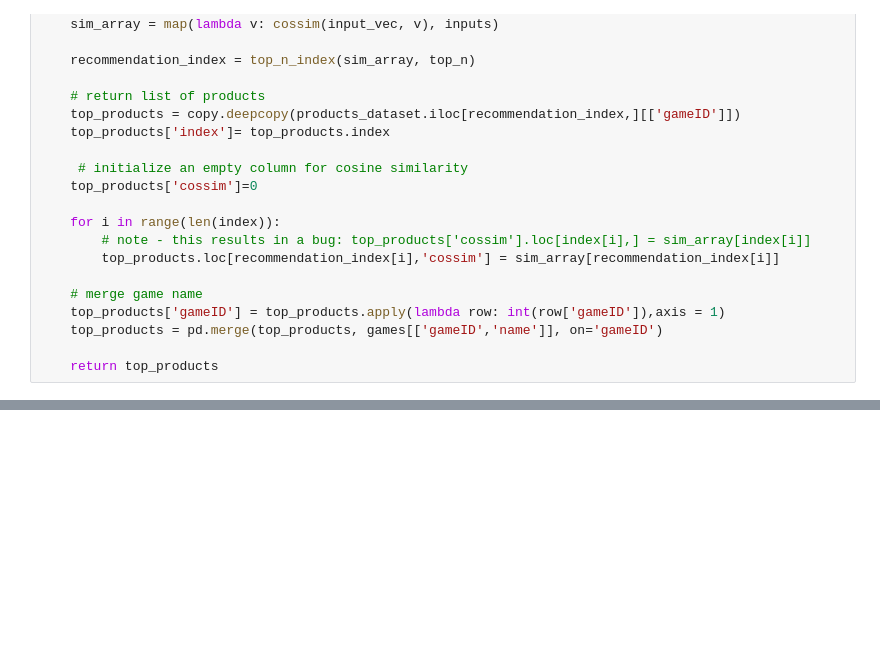
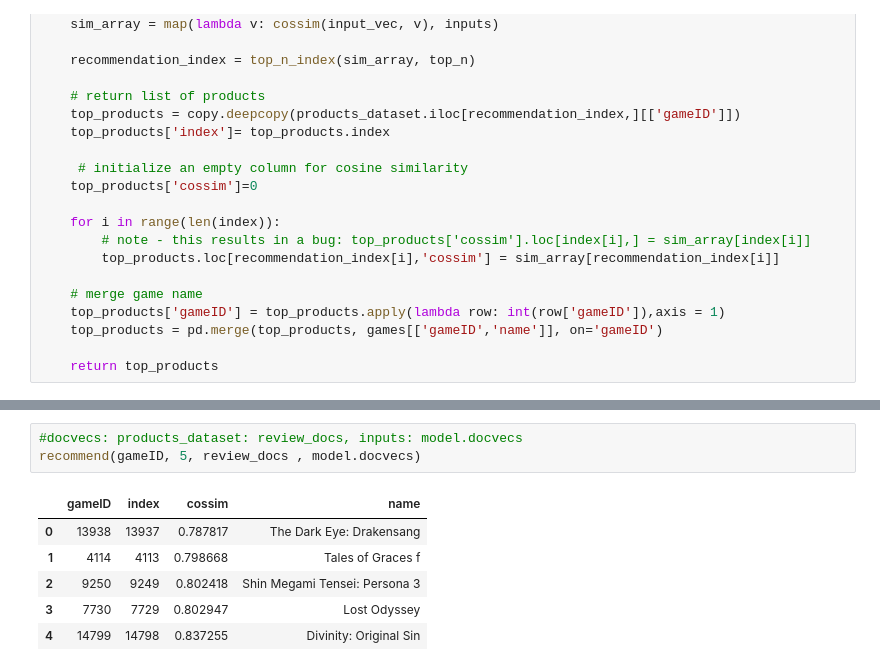
Before and after one commit to Steeefan/nycdsa-proj-04, a Jupyter notebook: code/content/doc2vec.ipynb, the cells around one changed output, grey strips where cells are left out. Drawn from its saved outputs; the diff is of its cells as text; blank space fills up the shorter version.

```diff
--- a/code/content/doc2vec.ipynb
+++ b/code/content/doc2vec.ipynb
@@ -444,0 +376,10 @@ Name: name, dtype: object
+# %%
+#docvecs: products_dataset: review_docs, inputs: model.docvecs
+recommend(gameID, 5, review_docs , model.docvecs)
+# %% [output]
+|  | gameID | index | cossim | name |
+| 0 | 13938 | 13937 | 0.787817 | The Dark Eye: Drakensang |
+| 1 | 4114 | 4113 | 0.798668 | Tales of Graces f |
+| 2 | 9250 | 9249 | 0.802418 | Shin Megami Tensei: Persona 3 |
+| 3 | 7730 | 7729 | 0.802947 | Lost Odyssey |
+| 4 | 14799 | 14798 | 0.837255 | Divinity: Original Sin |
```
Also changed, not shown: parts of 21 cells of this notebook.
